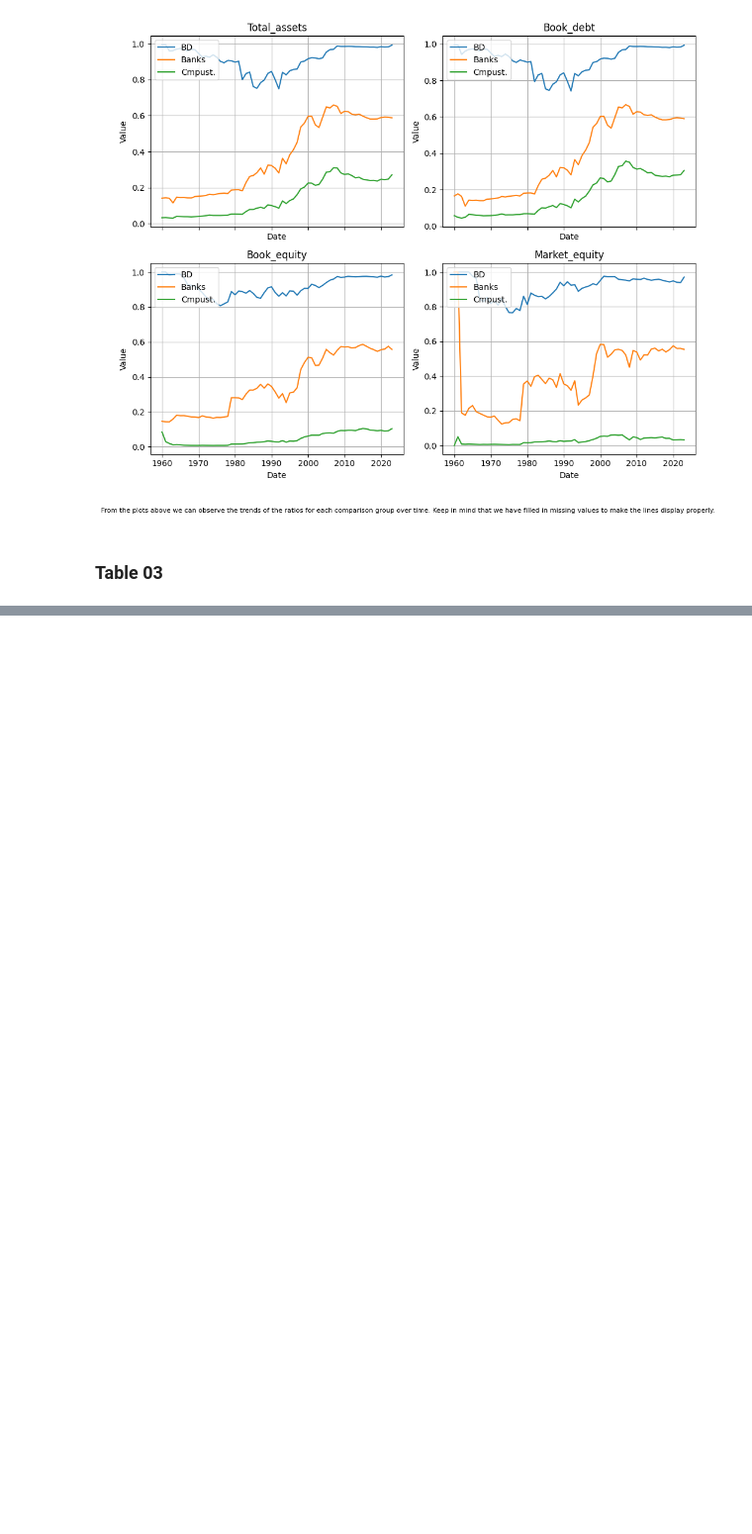
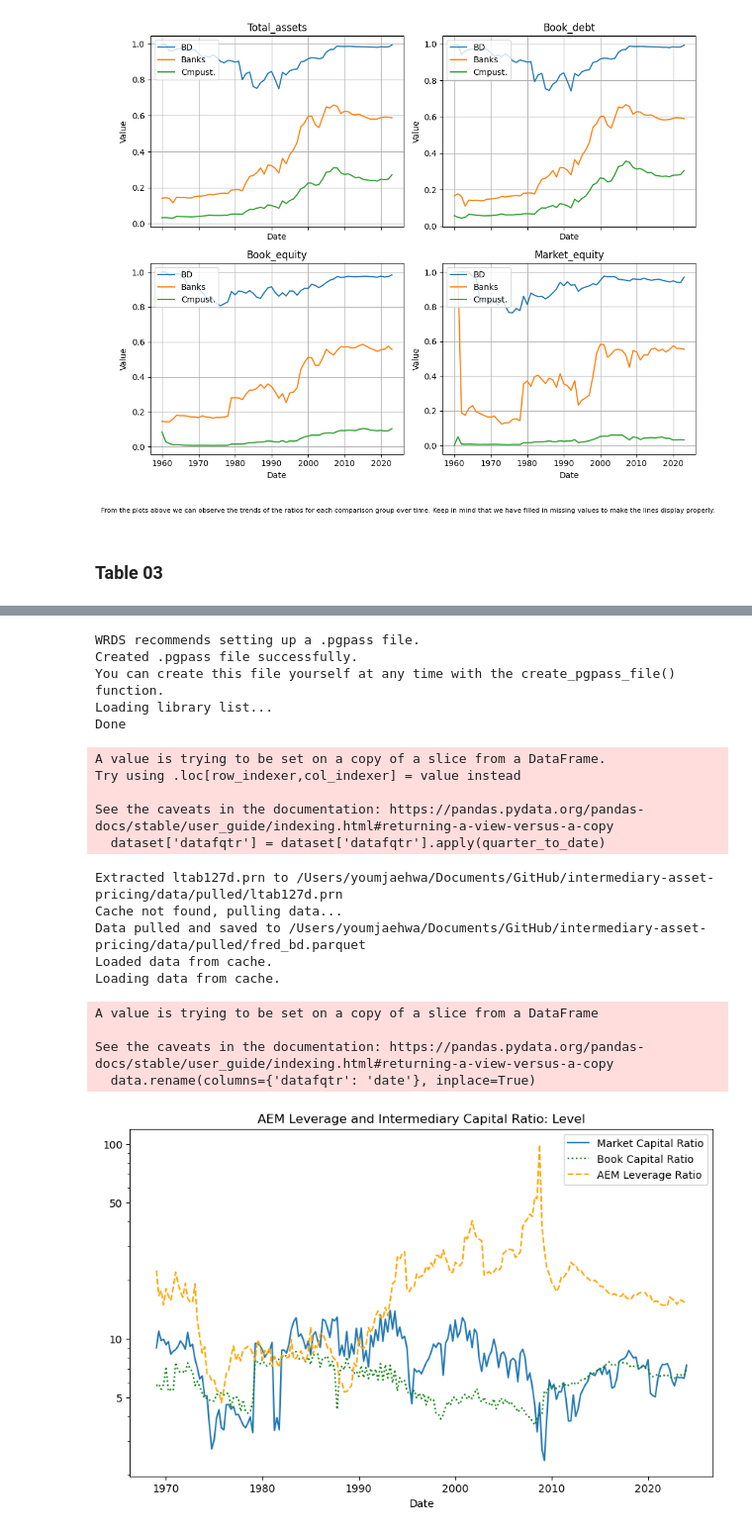
Before and after one commit to 1scarecrow1/intermediary-asset-pricing, a Jupyter notebook: src/Walkthrough.ipynb, the cells around one changed output, grey strips where cells are left out. Shown at 99% size. Saved outputs shown, nothing was run; the diff lists cells and outputs as text; code cells hidden in the pictures; blank space fills up the shorter version.

Commit message:
working on Walkthrough Table03

```diff
--- a/src/Walkthrough.ipynb
+++ b/src/Walkthrough.ipynb
@@ -229,0 +418,24 @@ Done
+# %%
+import Table03
+Table03.main(UPDATED=True)
+# %% [output]
+WRDS recommends setting up a .pgpass file.
+Created .pgpass file successfully.
+You can create this file yourself at any time with the create_pgpass_file() function.
+Loading library list...
+Done
+A value is trying to be set on a copy of a slice from a DataFrame.
+Try using .loc[row_indexer,col_indexer] = value instead
+
+See the caveats in the documentation: https://pandas.pydata.org/pandas-docs/stable/user_guide/indexing.html#returning-a-view-versus-a-copy
+  dataset['datafqtr'] = dataset['datafqtr'].apply(quarter_to_date)
+Extracted ltab127d.prn to /Users/youmjaehwa/Documents/GitHub/intermediary-asset-pricing/data/pulled/ltab127d.prn
+Cache not found, pulling data...
+Data pulled and saved to /Users/youmjaehwa/Documents/GitHub/intermediary-asset-pricing/data/pulled/fred_bd.parquet
+Loaded data from cache.
+Loading data from cache.
+A value is trying to be set on a copy of a slice from a DataFrame
+
+See the caveats in the documentation: https://pandas.pydata.org/pandas-docs/stable/user_guide/indexing.html#returning-a-view-versus-a-copy
+  data.rename(columns={'datafqtr': 'date'}, inplace=True)
+[figure, added]
```
Also changed, not shown: parts of 16 cells of this notebook, 5 other files.
